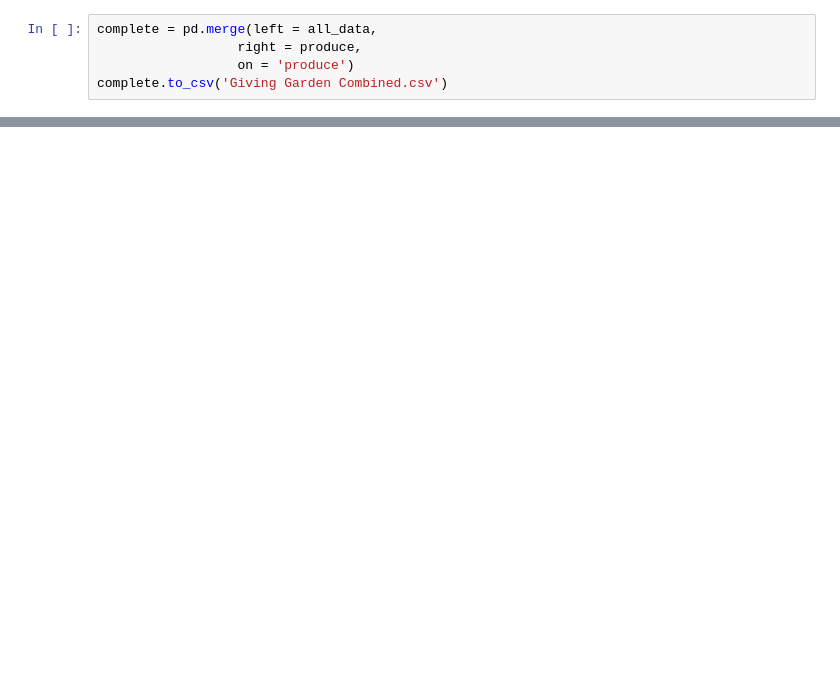
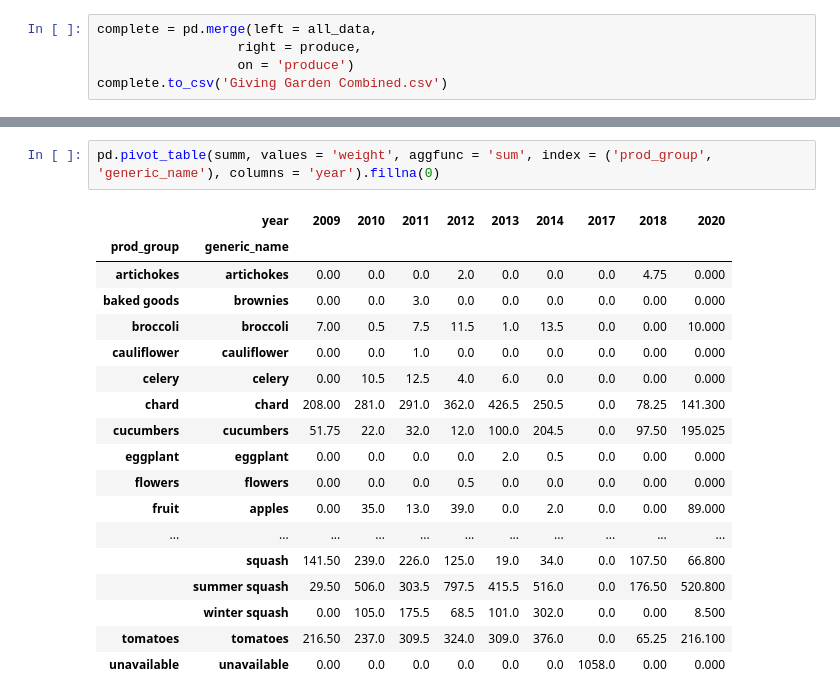
Before and after one commit to rparkerjr/Interbay-Giving-Garden, a Jupyter notebook: Giving Garden Data.ipynb, the cells around one changed output, grey strips where cells are left out. Cells and saved outputs as stored; diff of their text form; blank space fills up the shorter version.

```diff
--- a/Giving Garden Data.ipynb
+++ b/Giving Garden Data.ipynb
@@ -113,0 +106,21 @@ plt.plot(week_totals)
+# %%
+pd.pivot_table(summ, values = 'weight', aggfunc = 'sum', index = ('prod_group', 'generic_name'), columns = 'year').fillna(0)
+# %% [output]
+|  | year | 2009 | 2010 | 2011 | 2012 | 2013 | 2014 | 2017 | 2018 | 2020 |
+| prod_group | generic_name |  |  |  |  |  |  |  |  |  |
+| artichokes | artichokes | 0.00 | 0.0 | 0.0 | 2.0 | 0.0 | 0.0 | 0.0 | 4.75 | 0.000 |
+| baked goods | brownies | 0.00 | 0.0 | 3.0 | 0.0 | 0.0 | 0.0 | 0.0 | 0.00 | 0.000 |
+| broccoli | broccoli | 7.00 | 0.5 | 7.5 | 11.5 | 1.0 | 13.5 | 0.0 | 0.00 | 10.000 |
+| cauliflower | cauliflower | 0.00 | 0.0 | 1.0 | 0.0 | 0.0 | 0.0 | 0.0 | 0.00 | 0.000 |
+| celery | celery | 0.00 | 10.5 | 12.5 | 4.0 | 6.0 | 0.0 | 0.0 | 0.00 | 0.000 |
+| chard | chard | 208.00 | 281.0 | 291.0 | 362.0 | 426.5 | 250.5 | 0.0 | 78.25 | 141.300 |
+| cucumbers | cucumbers | 51.75 | 22.0 | 32.0 | 12.0 | 100.0 | 204.5 | 0.0 | 97.50 | 195.025 |
+| eggplant | eggplant | 0.00 | 0.0 | 0.0 | 0.0 | 2.0 | 0.5 | 0.0 | 0.00 | 0.000 |
+| flowers | flowers | 0.00 | 0.0 | 0.0 | 0.5 | 0.0 | 0.0 | 0.0 | 0.00 | 0.000 |
+| fruit | apples | 0.00 | 35.0 | 13.0 | 39.0 | 0.0 | 2.0 | 0.0 | 0.00 | 89.000 |
+| ... | ... | ... | ... | ... | ... | ... | ... | ... | ... | ... |
+|  | squash | 141.50 | 239.0 | 226.0 | 125.0 | 19.0 | 34.0 | 0.0 | 107.50 | 66.800 |
+|  | summer squash | 29.50 | 506.0 | 303.5 | 797.5 | 415.5 | 516.0 | 0.0 | 176.50 | 520.800 |
+|  | winter squash | 0.00 | 105.0 | 175.5 | 68.5 | 101.0 | 302.0 | 0.0 | 0.00 | 8.500 |
+| tomatoes | tomatoes | 216.50 | 237.0 | 309.5 | 324.0 | 309.0 | 376.0 | 0.0 | 65.25 | 216.100 |
+| unavailable | unavailable | 0.00 | 0.0 | 0.0 | 0.0 | 0.0 | 0.0 | 1058.0 | 0.00 | 0.000 |
```
Also changed, not shown: parts of 22 cells of this notebook, 1 other file.
